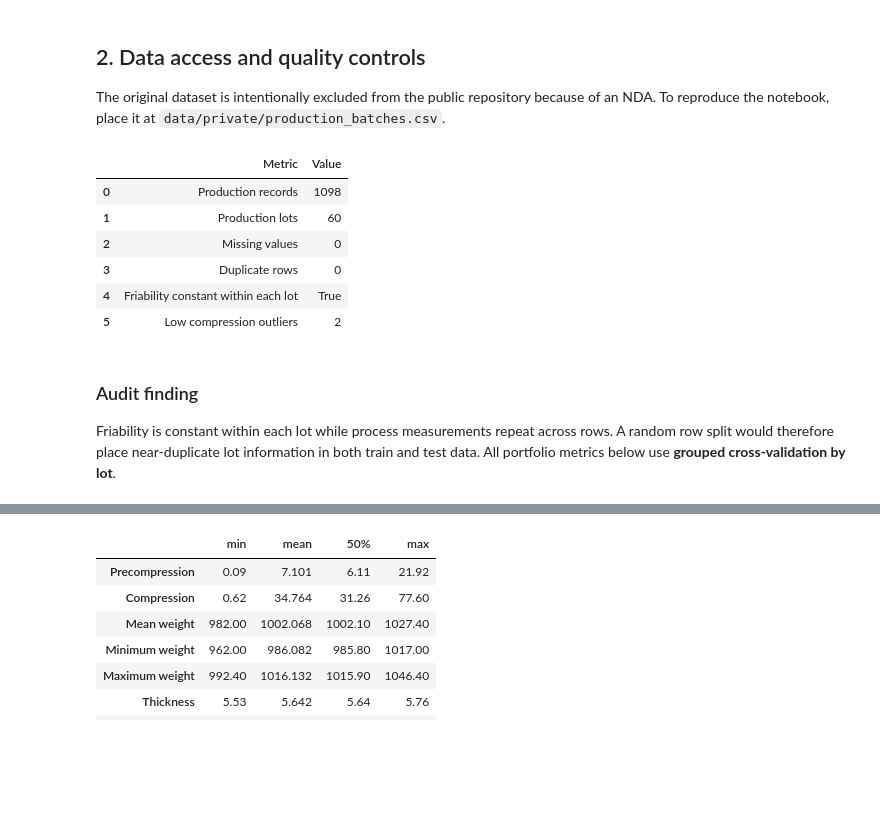
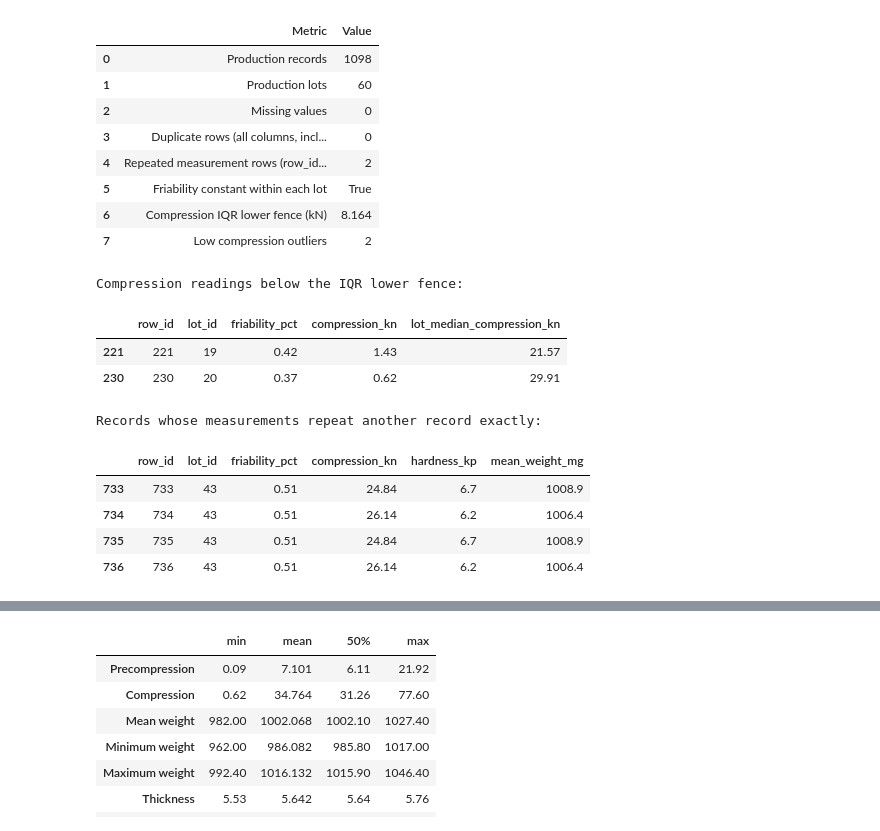
Before and after one commit to Arielo00/Pastillas, a Jupyter notebook: 01_multiobjective_tablet_optimization.ipynb, the cells around one changed output, grey strips where cells are left out. Drawn from its saved outputs; the diff is of its cells as text; code cells hidden in the pictures; blank space fills up the shorter version.

```diff
--- a/01_multiobjective_tablet_optimization.ipynb
+++ b/01_multiobjective_tablet_optimization.ipynb
@@ -76,12 +105,4 @@ plt.rcParams.update({
 # %%
-from __future__ import annotations
-
-from pathlib import Path
-
-import numpy as np
-import pandas as pd
-
-
 COLUMN_MAP = {
     "Unnamed: 0": "row_id",
     "indice_lote": "lot_id",
@@ -123,7 +144,10 @@ def load_production_data(path: str | Path) -> pd.DataFrame:
     data_path = Path(path)
     if not data_path.exists():
         raise FileNotFoundError(
-            f"Dataset not found at {data_path}. See data/README.md for setup."
+            f"Dataset not found at {data_path}. The production data is not distributed "
+            "with this repository. Provide a CSV file at this path containing the raw "
+            f"columns {list(COLUMN_MAP)}, with friability ('friab') expressed as a "
+            "fraction between 0 and 1."
         )
 
     raw_data = pd.read_csv(data_path)
@@ -143,7 +167,7 @@ def load_production_data(path: str | Path) -> pd.DataFrame:
     if not data["friability_fraction"].between(0, 1).all():
         raise ValueError("Friability must be expressed as a fraction between 0 and 1.")
     if data["compression_kn"].le(0).any():
-        raise ValueError("Compression pressure must be positive.")
+        raise ValueError("Compression force must be positive.")
 
     data["row_id"] = data["row_id"].astype(int)
     data["lot_id"] = data["lot_id"].astype(int)
@@ -162,6 +186,7 @@ def summarize_data_quality(data: pd.DataFrame) -> dict[str, int | float | bool]:
         "lots": int(data["lot_id"].nunique()),
         "missing_values": int(data.isna().sum().sum()),
         "duplicate_rows": int(data.duplicated().sum()),
+        "repeated_rows_without_id": int(data.drop(columns="row_id").duplicated().sum()),
         "friability_constant_within_lot": bool(
             data.groupby("lot_id")["friability_pct"].nunique().eq(1).all()
         ),
@@ -467,42 +196,63 @@ def run_nsga2_search(
-# %% [markdown]
-## 2. Data access and quality controls
-
-The original dataset is intentionally excluded from the public repository because of an NDA. To reproduce the notebook, place it at `data/private/production_batches.csv`.
 # %%
-DATA_PATH = REPO_ROOT / "data" / "private" / "production_batches.csv"
 data = load_production_data(DATA_PATH)
 quality = summarize_data_quality(data)
 
 quality_table = pd.DataFrame(
     {
         "Metric": [
             "Production records",
             "Production lots",
             "Missing values",
-            "Duplicate rows",
+            "Duplicate rows (all columns, including row_id)",
+            "Repeated measurement rows (row_id excluded)",
             "Friability constant within each lot",
+            "Compression IQR lower fence (kN)",
             "Low compression outliers",
         ],
         "Value": [
             quality["rows"],
             quality["lots"],
             quality["missing_values"],
             quality["duplicate_rows"],
+            quality["repeated_rows_without_id"],
             quality["friability_constant_within_lot"],
+            quality["compression_lower_fence_kn"],
             quality["compression_low_outliers"],
         ],
     }
 )
 display(quality_table)
+
+record_columns = ["row_id", "lot_id", "friability_pct", "compression_kn"]
+low_outliers = data.loc[
+    data["compression_kn"].lt(quality["compression_lower_fence_kn"]), record_columns
+].copy()
+low_outliers["lot_median_compression_kn"] = low_outliers["lot_id"].map(
+    data.groupby("lot_id")["compression_kn"].median()
+)
+print("Compression readings below the IQR lower fence:")
+display(low_outliers.round(3))
+
+repeated = data[data.drop(columns="row_id").duplicated(keep=False)]
+print("Records whose measurements repeat another record exactly:")
+display(repeated[[*record_columns, "hardness_kp", "mean_weight_mg"]])
 # %% [output]
 |  | Metric | Value |
 | 0 | Production records | 1098 |
 | 1 | Production lots | 60 |
 | 2 | Missing values | 0 |
-| 3 | Duplicate rows | 0 |
-| 4 | Friability constant within each lot | True |
-| 5 | Low compression outliers | 2 |
+| 3 | Duplicate rows (all columns, incl... | 0 |
+| 4 | Repeated measurement rows (row_id... | 2 |
+| 5 | Friability constant within each lot | True |
+| 6 | Compression IQR lower fence (kN) | 8.164 |
+| 7 | Low compression outliers | 2 |
+Compression readings below the IQR lower fence:
+|  | row_id | lot_id | friability_pct | compression_kn | lot_median_compression_kn |
+| 221 | 221 | 19 | 0.42 | 1.43 | 21.57 |
+| 230 | 230 | 20 | 0.37 | 0.62 | 29.91 |
+Records whose measurements repeat another record exactly:
+|  | row_id | lot_id | friability_pct | compression_kn | hardness_kp | mean_weight_mg |
+| 733 | 733 | 43 | 0.51 | 24.84 | 6.7 | 1008.9 |
+| 734 | 734 | 43 | 0.51 | 26.14 | 6.2 | 1006.4 |
+| 735 | 735 | 43 | 0.51 | 24.84 | 6.7 | 1008.9 |
+| 736 | 736 | 43 | 0.51 | 26.14 | 6.2 | 1006.4 |
-# %% [markdown]
-### Audit finding
-
-Friability is constant within each lot while process measurements repeat across rows. A random row split would therefore place near-duplicate lot information in both train and test data. All portfolio metrics below use **grouped cross-validation by lot**.
```
Also changed, not shown: parts of 43 cells of this notebook.
